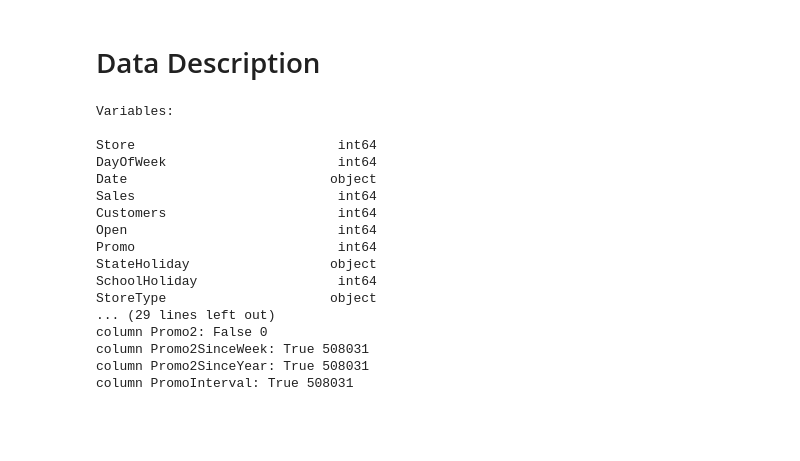
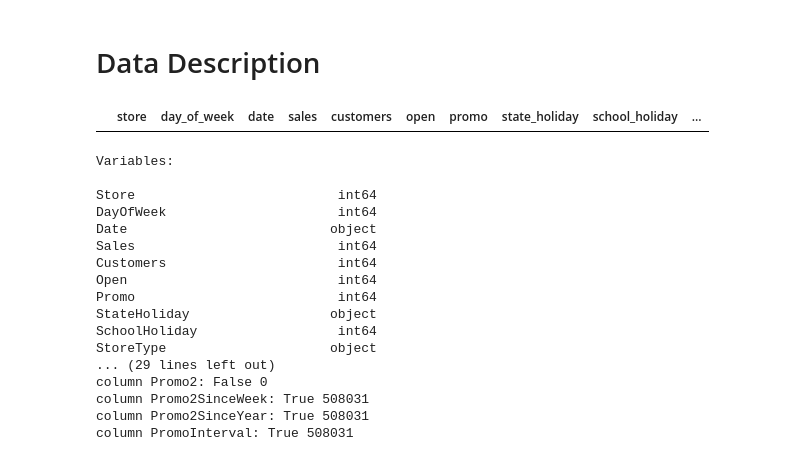
Before and after one commit to danillobarroscordeiro/rossman_sales, a Jupyter notebook: Untitled.ipynb, the cells around one changed output. Cells and saved outputs as stored; diff of their text form; code cells hidden in the pictures; blank space fills up the shorter version.

```diff
--- a/Untitled.ipynb
+++ b/Untitled.ipynb
@@ -50,6 +51,10 @@ df_raw = pd.merge(data_sales_raw,data_store_raw, how='left', on='Store')
 # Data Description
 # %%
 df1 = df_raw.copy()
+# %%
+df1[(df1['store'] == 1) & (df1['promo2'] == '1)].head(50)
+# %% [output]
+|  | store | day_of_week | date | sales | customers | open | promo | state_holiday | school_holiday | ... |
 # %%
 data_description(df1)
 # %% [output]
```
Also changed, not shown: parts of 15 cells of this notebook, 1 other file.
